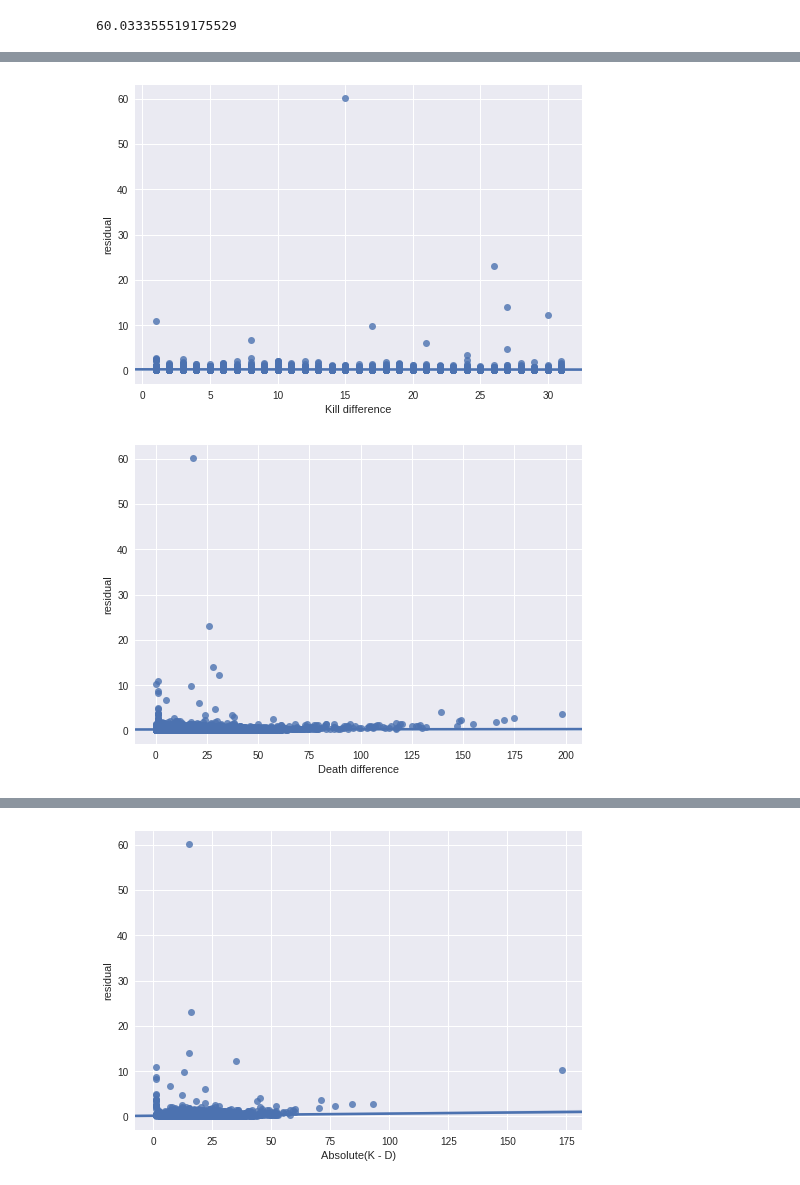
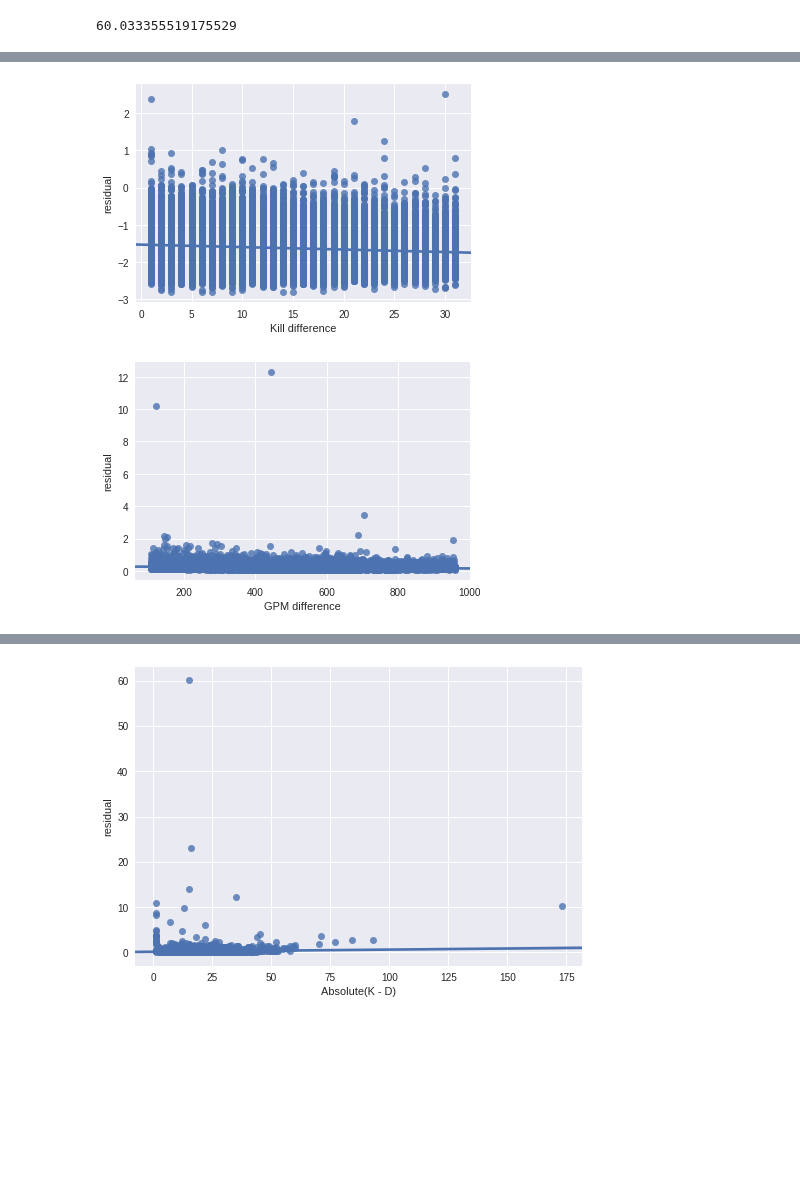
Before and after one commit to beelze-b/Open-Dota-Exploration, a Jupyter notebook: WeightsAndResiduals.ipynb, the cells around one changed output, grey strips where cells are left out. Saved outputs shown, nothing was run; the diff lists cells and outputs as text; code cells hidden in the pictures; blank space fills up the shorter version.

Commit message:
added back deleted lines and still need to add final graphs and save output of last cell to file to make that table

```diff
--- a/WeightsAndResiduals.ipynb
+++ b/WeightsAndResiduals.ipynb
@@ -1,3 +47,17 @@
+# %%
+df = df[~df['match_id'].duplicated()]
+# %%
+df = df.sort_values(by='residual', ascending=False)
+# %%
+columns = df.columns
+numericalFeatures = ['match_id', 'positive_votes', 'negative_votes', 'first_blood_time', 'radiant_win',
+                    'duration', 'kills', 'deaths', 'assists', 'kpm', 'kda', 'hero_dmg',
+                    'gpm', 'hero_heal', 'xpm', 'totalgold', 'totalxp', 'lasthits', 'denies',
+                    'tower_kills', 'courier_kills', 'observer_uses', 'sentry_uses',
+                    'ancient_kills', 'camps_stacked', 'abandons', 'residual']
+numFeatures = [filter(lambda x: z in x, columns) for z in numericalFeatures]
+numFeatures = list(chain(*numFeatures))
+df = df[numFeatures]
 # %%
 df['match_id'].values.tolist()
 # %% [output]
@@ -148,8 +188,9 @@ def heroGoldSpent(row):
                 returnVal = int(pos[3:4])
     return returnVal
 # %%
-def outlier_mask(data, m = 2.):
+vote_mask = (df['positive_votes'] == 0) & (df['negative_votes'] == 0)
+def outlier_mask(data, other_mask = vote_mask, m = 2.):
     d = np.abs(data - np.median(data))
     mdev = np.median(d)
     s = d/mdev if mdev else 0.
-    return s<m
+    return np.logical_and(s<m, other_mask)
@@ -158,16 +197,18 @@ df_graph
 # %%
 kill_difference = np.abs(df.apply(RadiantDireDifference, args=('kills',), axis=1))
-sns.regplot(kill_difference[kill_difference_mask], df['residual'][kill_difference_mask])
+kill_difference_mask = outlier_mask(kill_difference)
+sns.regplot(kill_difference[kill_difference_mask], np.log(df['residual'][kill_difference_mask]))
 ax = plt.gca()
 ax.set_xlabel("Kill difference")
 plt.show()
 # %% [output]
-[figure, old version]
+[figure, new version]
 # %%
-death_difference = df.apply(RadiantDireDifference, args=('deaths',), axis=1)
-sns.regplot(np.abs(death_difference), df['residual'])
+gold_difference = np.abs(df.apply(RadiantDireDifference, args=('gpm',), axis=1))
+gold_difference_mask = outlier_mask(gold_difference)
+sns.regplot(np.abs(gold_difference)[gold_difference_mask], df['residual'][gold_difference_mask])
 ax = plt.gca()
-ax.set_xlabel("Death difference")
+ax.set_xlabel("GPM difference")
 plt.show()
 # %% [output]
-[figure, old version]
+[figure, new version]
```
Also changed, not shown: parts of 8 cells of this notebook.
